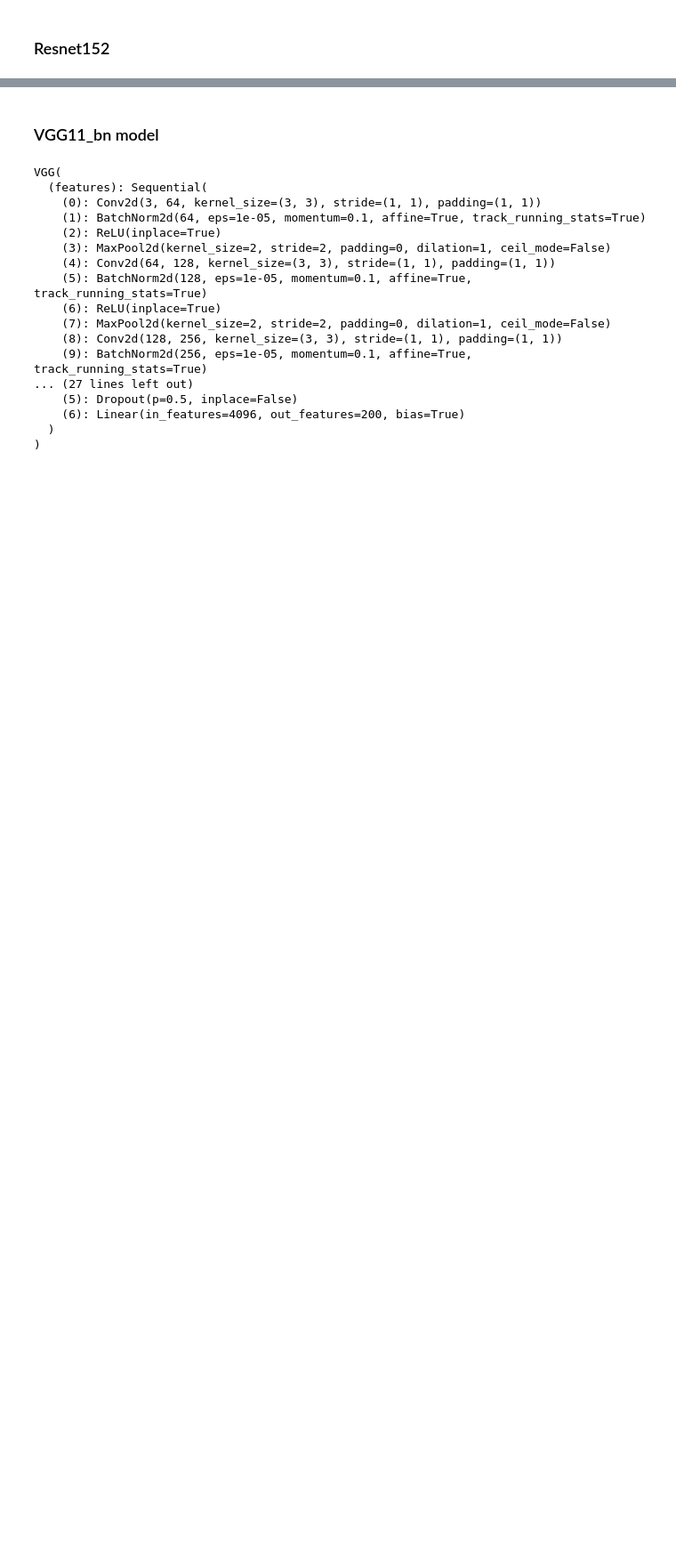
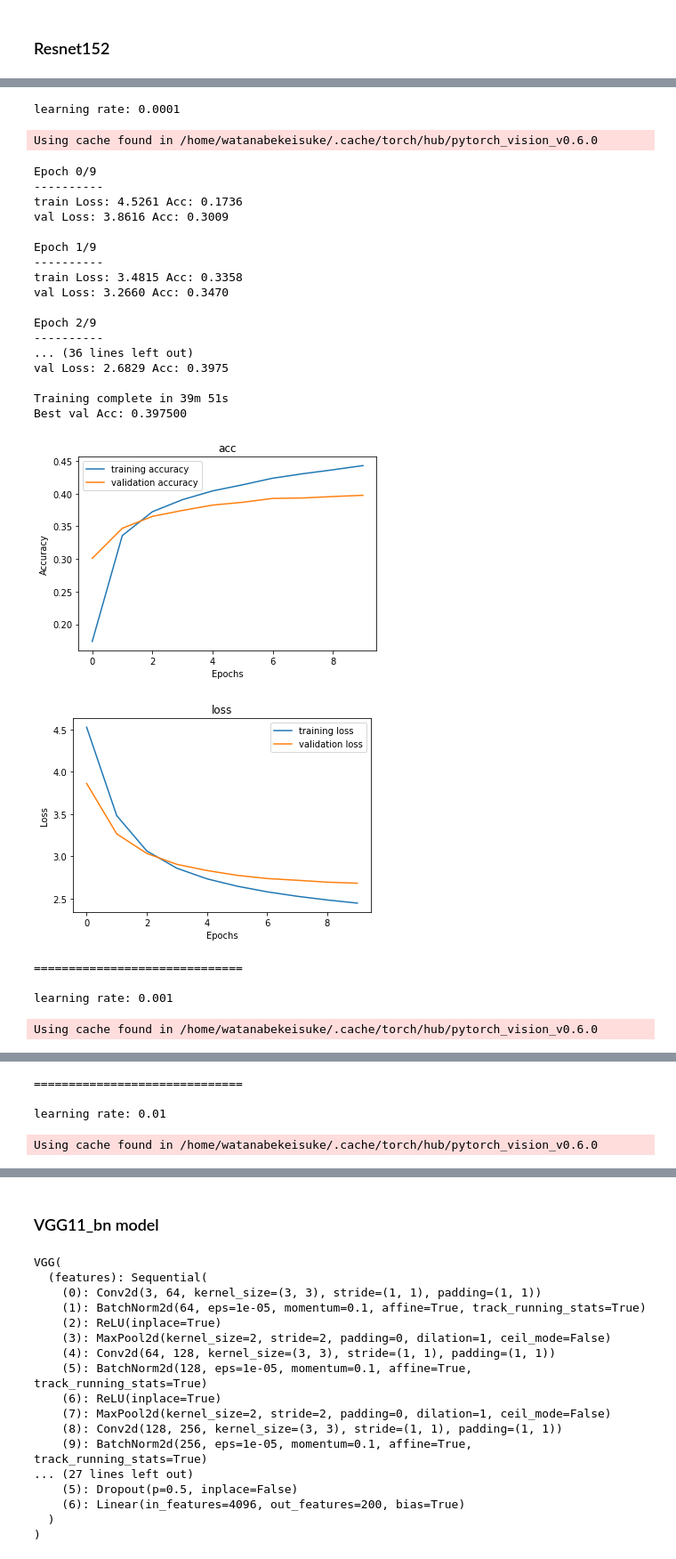
Before and after one commit to ahadrauf2020/yolo9000, a Jupyter notebook: kei-resnet-vgg.ipynb, the cells around one changed output, grey strips where cells are left out. Shown at 89% size. Saved outputs shown, nothing was run; the diff lists cells and outputs as text; code cells hidden in the pictures; blank space fills up the shorter version.

```diff
--- a/kei-resnet-vgg.ipynb
+++ b/kei-resnet-vgg.ipynb
@@ -250,26 +461,52 @@ torch.save(model, './models/resnet18_model.pt')
 # %%
-learning_rates = [1e-4, 1e-3, 1e-2]
+learning_rates = [1e-4, 1e-3, 1e-2, 1e-1]
 max_acc = 0
 
 for lr in learning_rates:
     print("learning rate:", lr)
     model = torch.hub.load('pytorch/vision:v0.6.0', 'resnet152', pretrained=True)
     for param in model.parameters():
         param.requires_grad = False
     num_ftrs = model.fc.in_features
     model.fc = nn.Linear(num_ftrs, num_classes)
     model = model.to(device)
     criterion = nn.CrossEntropyLoss()
     optimizer_ft = optim.Adam(filter(lambda p: p.requires_grad, model.parameters()), lr=lr)
-    exp_lr_scheduler = lr_scheduler.StepLR(optimizer_ft, step_size=7, gamma=0.1)
-    model, tr_acc, val_acc, tr_loss, val_loss = train_model(model, criterion, optimizer_ft, exp_lr_scheduler, num_epochs=10)
+    scheduler = lr_scheduler.StepLR(optimizer_ft, step_size=8, gamma=0.1)
+    model, tr_acc, val_acc, tr_loss, val_loss = train_model(model, criterion, optimizer_ft, scheduler, num_epochs=10)
     if max(val_acc) > max_acc:
         best_model = model
         max_acc = max(val_acc)
 
     plot_result(range(10), tr_acc, val_acc, 'acc', 'Accuracy')
     plot_result(range(10), tr_loss, val_loss, 'loss', 'Loss')
     print('='*30)
     print()
-torch.save(best_model.state_dict(), './models/resnet152_best_model_state_dict.pt')
+# torch.save(best_model.state_dict(), './models/resnet152_best_model_state_dict.pt')
 print("best validation accuracy", max_acc)
+# %% [output]
+learning rate: 0.0001
+Using cache found in /home/watanabekeisuke/.cache/torch/hub/pytorch_vision_v0.6.0
+Epoch 0/9
+----------
+train Loss: 4.5261 Acc: 0.1736
+val Loss: 3.8616 Acc: 0.3009
+
+Epoch 1/9
+----------
+train Loss: 3.4815 Acc: 0.3358
+val Loss: 3.2660 Acc: 0.3470
+
+Epoch 2/9
+----------
+... (36 lines left out)
+val Loss: 2.6829 Acc: 0.3975
+
+Training complete in 39m 51s
+Best val Acc: 0.397500
+[figure, added]
+[figure, added]
+==============================
+
+learning rate: 0.001
+Using cache found in /home/watanabekeisuke/.cache/torch/hub/pytorch_vision_v0.6.0
@@ -275,0 +532,4 @@ print("best validation accuracy", max_acc)
+==============================
+
+learning rate: 0.01
+Using cache found in /home/watanabekeisuke/.cache/torch/hub/pytorch_vision_v0.6.0
```
Also changed, not shown: parts of 21 cells of this notebook, 5 other files.
